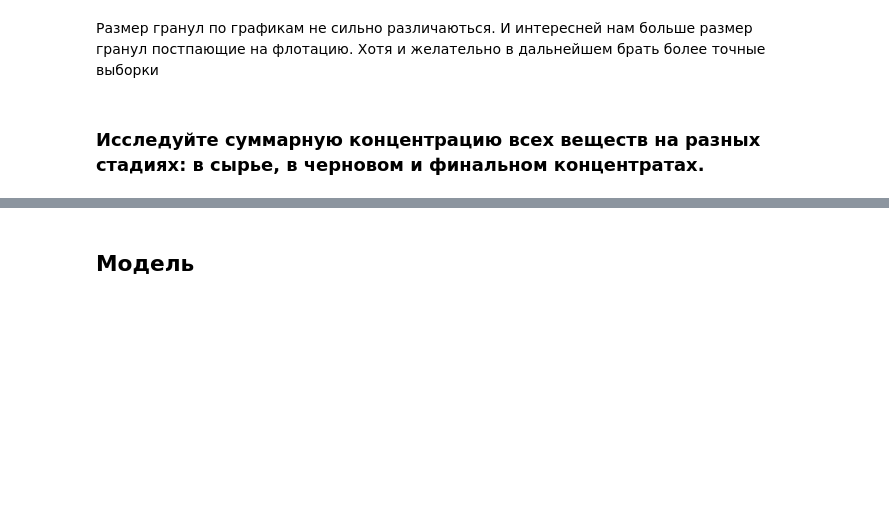
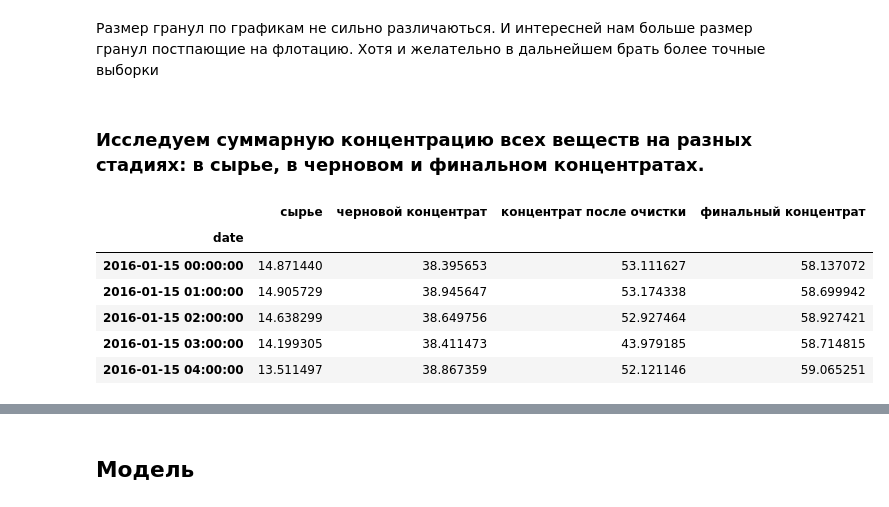
Before and after one commit to AleksTurov/Data-Science, a Jupyter notebook: Recovery_of_gold/Recovery_of_gold.ipynb, the cells around one changed output, grey strips where cells are left out. Cells and saved outputs as stored; diff of their text form; code cells hidden in the pictures; blank space fills up the shorter version.

```diff
--- a/Recovery_of_gold/Recovery_of_gold.ipynb
+++ b/Recovery_of_gold/Recovery_of_gold.ipynb
@@ -688,4 +725,4 @@ granule_size_distribution('primary_cleaner')
 # %% [markdown]
 Размер гранул по графикам не сильно различаються. И интересней нам больше размер гранул постпающие на флотацию. Хотя и желательно в дальнейшем брать более точные выборки
 # %% [markdown]
-### Исследуйте суммарную концентрацию всех веществ на разных стадиях: в сырье, в черновом и финальном концентратах.
+### Исследуем суммарную концентрацию всех веществ на разных стадиях: в сырье, в черновом и финальном концентратах.
@@ -691,0 +735,11 @@ granule_size_distribution('primary_cleaner')
+# %%
+
+df[['сырье', 'черновой концентрат', 'концентрат после очистки', 'финальный концентрат']].head()
+# %% [output]
+|  | сырье | черновой концентрат | концентрат после очистки | финальный концентрат |
+| date |  |  |  |  |
+| 2016-01-15 00:00:00 | 14.871440 | 38.395653 | 53.111627 | 58.137072 |
+| 2016-01-15 01:00:00 | 14.905729 | 38.945647 | 53.174338 | 58.699942 |
+| 2016-01-15 02:00:00 | 14.638299 | 38.649756 | 52.927464 | 58.927421 |
+| 2016-01-15 03:00:00 | 14.199305 | 38.411473 | 43.979185 | 58.714815 |
+| 2016-01-15 04:00:00 | 13.511497 | 38.867359 | 52.121146 | 59.065251 |
```
Also changed, not shown: parts of 64 cells of this notebook, 1 other file.
